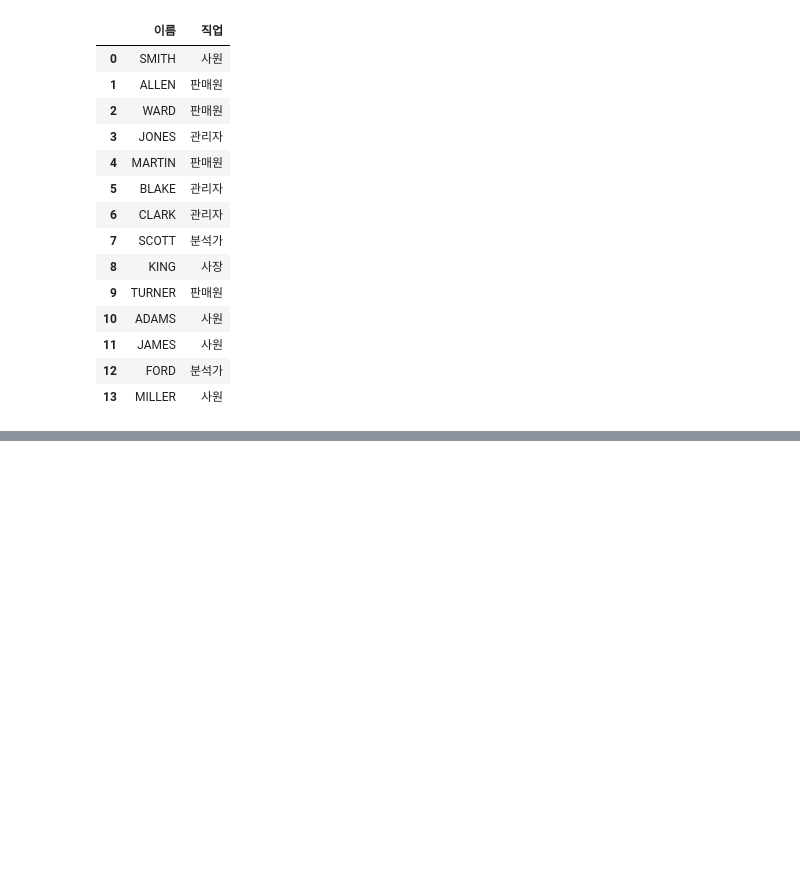
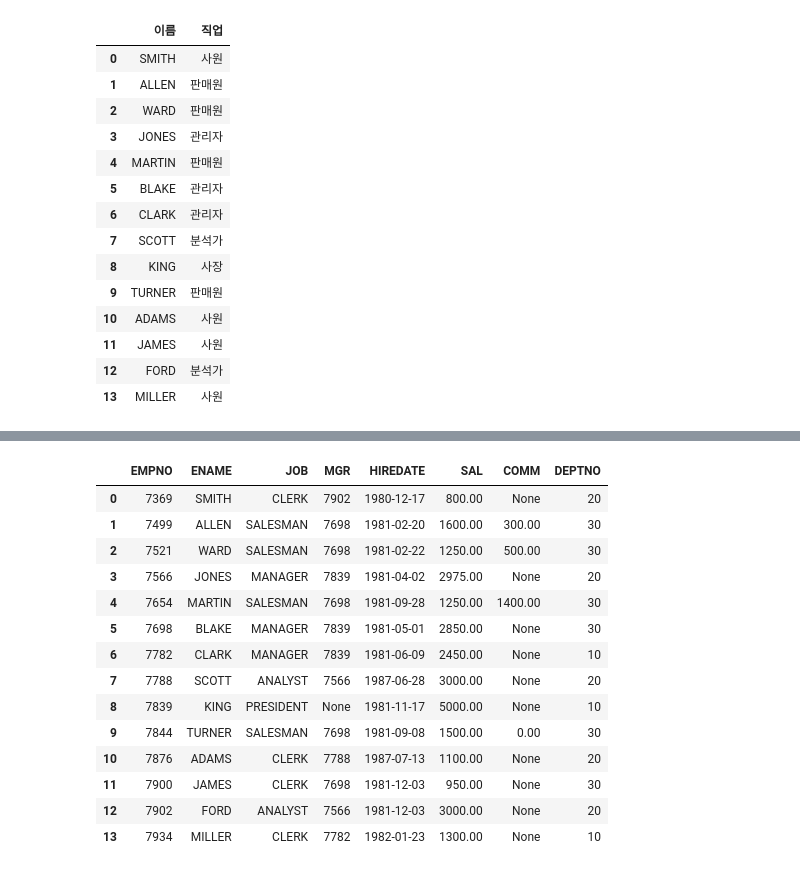
Before and after one commit to aprogod/learning, a Jupyter notebook: 22.03.16/220316.ipynb, the cells around one changed output, grey strips where cells are left out. Cells and saved outputs as stored; diff of their text form; code cells hidden in the pictures; blank space fills up the shorter version.

```diff
--- a/22.03.16/220316.ipynb
+++ b/22.03.16/220316.ipynb
@@ -362,0 +593,24 @@ df_16
+# %%
+sql = """
+        SELECT *FROM emp
+    """
+
+result = _dt._executeAll(sql)
+df_emp = pd.DataFrame(result)
+df_emp
+# %% [output]
+|  | EMPNO | ENAME | JOB | MGR | HIREDATE | SAL | COMM | DEPTNO |
+| 0 | 7369 | SMITH | CLERK | 7902 | 1980-12-17 | 800.00 | None | 20 |
+| 1 | 7499 | ALLEN | SALESMAN | 7698 | 1981-02-20 | 1600.00 | 300.00 | 30 |
+| 2 | 7521 | WARD | SALESMAN | 7698 | 1981-02-22 | 1250.00 | 500.00 | 30 |
+| 3 | 7566 | JONES | MANAGER | 7839 | 1981-04-02 | 2975.00 | None | 20 |
+| 4 | 7654 | MARTIN | SALESMAN | 7698 | 1981-09-28 | 1250.00 | 1400.00 | 30 |
+| 5 | 7698 | BLAKE | MANAGER | 7839 | 1981-05-01 | 2850.00 | None | 30 |
+| 6 | 7782 | CLARK | MANAGER | 7839 | 1981-06-09 | 2450.00 | None | 10 |
+| 7 | 7788 | SCOTT | ANALYST | 7566 | 1987-06-28 | 3000.00 | None | 20 |
+| 8 | 7839 | KING | PRESIDENT | None | 1981-11-17 | 5000.00 | None | 10 |
+| 9 | 7844 | TURNER | SALESMAN | 7698 | 1981-09-08 | 1500.00 | 0.00 | 30 |
+| 10 | 7876 | ADAMS | CLERK | 7788 | 1987-07-13 | 1100.00 | None | 20 |
+| 11 | 7900 | JAMES | CLERK | 7698 | 1981-12-03 | 950.00 | None | 30 |
+| 12 | 7902 | FORD | ANALYST | 7566 | 1981-12-03 | 3000.00 | None | 20 |
+| 13 | 7934 | MILLER | CLERK | 7782 | 1982-01-23 | 1300.00 | None | 10 |
```
Also changed, not shown: parts of 17 cells of this notebook.
